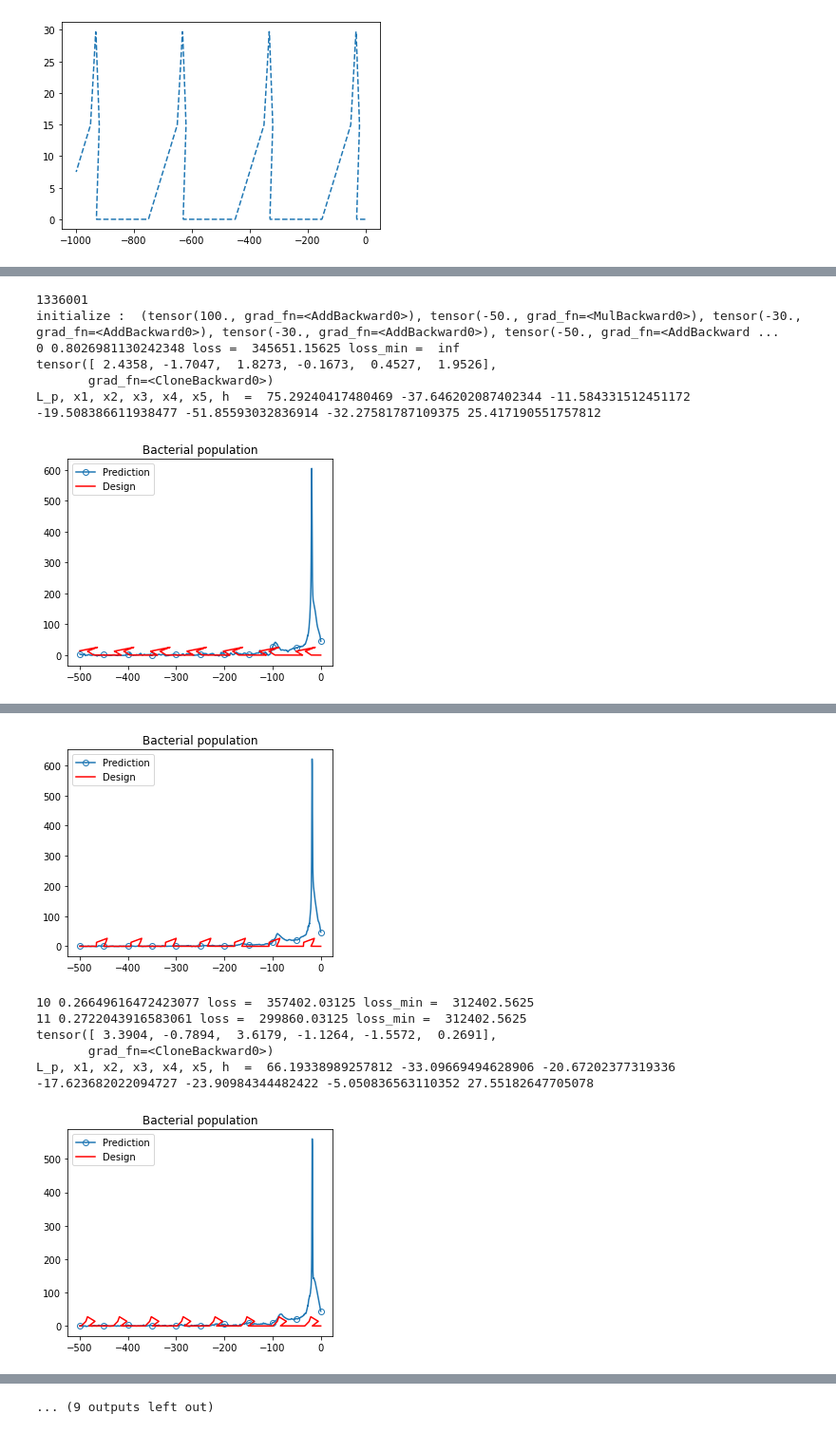
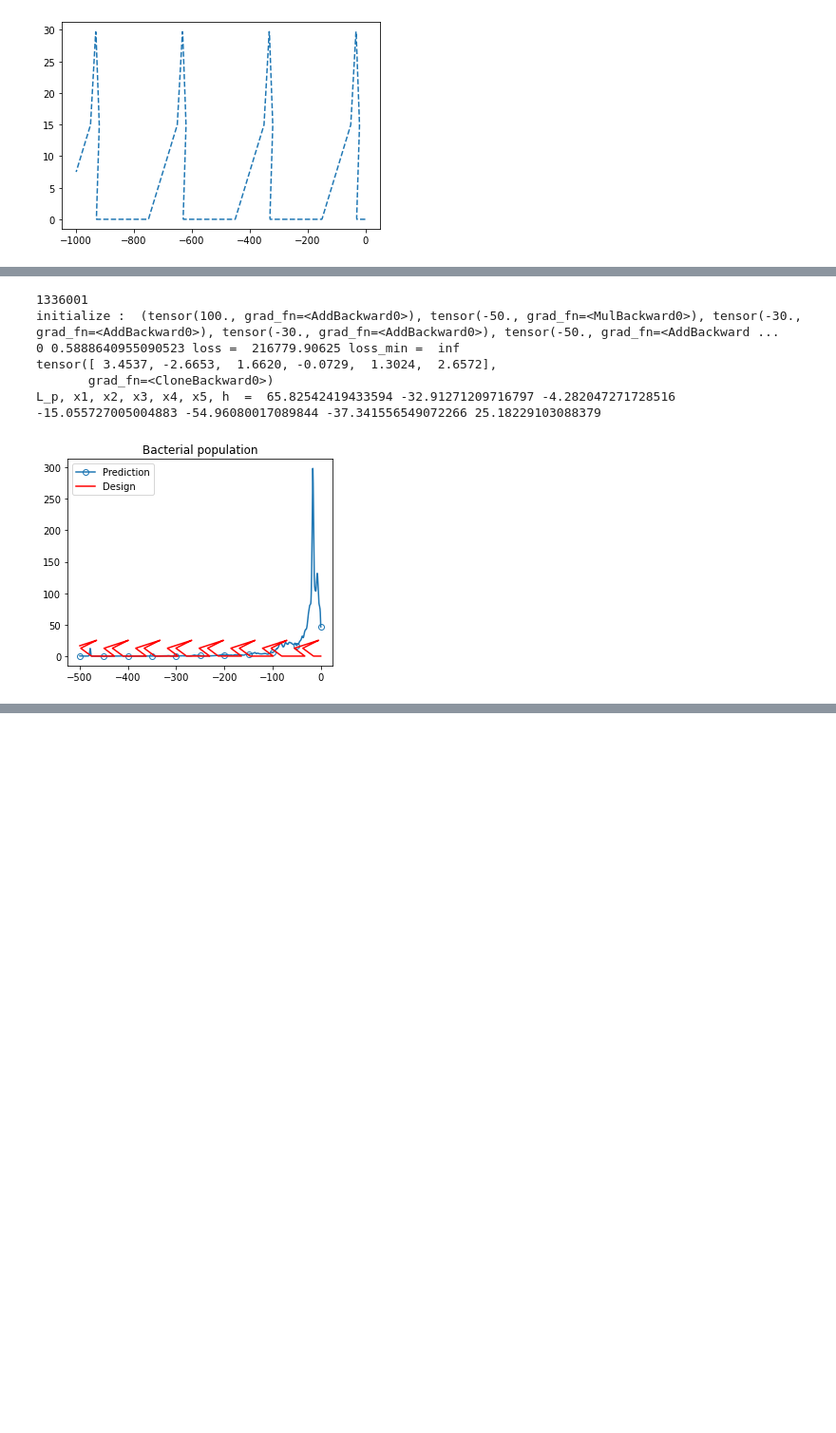
Before and after one commit to zongyi-li/Geo-FNO-catheter, a Jupyter notebook: data_design_length_extrap.ipynb, the cells around one changed output, grey strips where cells are left out. Shown: that part at 95% size. Saved outputs shown, nothing was run; the diff lists cells and outputs as text; code cells hidden in the pictures; blank space fills up the shorter version.

```diff
--- a/data_design_length_extrap.ipynb
+++ b/data_design_length_extrap.ipynb
@@ -333,9 +184,6 @@ theta0 =    inv_transfer(L_p, x2, x3, x4, x5, h)
 theta = torch.tensor(theta0.astype(np.float32) , requires_grad=True)
 print("initialize : ", transfer(theta))
 
-optimizer = Adam([theta], lr=learning_rate)
-scheduler = torch.optim.lr_scheduler.StepLR(optimizer, step_size=step_size, gamma=gamma)
-
 L_x = 500
 N_s = 2001
 xx_mask = (torch.linspace(1.0, 0, N_s) * (-L_x)).to(device)
@@ -355,7 +203,7 @@ for ep in range(epochs):
         x, XC, YC = catheter_mesh_1d_total_length(L_x, L_p, x2, x3, x4, x5, h, N_s)
 
         optimizer.zero_grad()
-        out = model(x).squeeze()
+        out = torch.exp(model(x).squeeze())
         loss = -torch.sum(torch.matmul(out, xx_mask))* L_x/N_s
         loss.backward()
 
@@ -371,7 +219,7 @@ for ep in range(epochs):
         L_p, x1, x2, x3, x4, x5, h = transfer(theta)
         x, XC, YC = catheter_mesh_1d_total_length(L_x, L_p, x2, x3, x4, x5, h, N_s)
 
-        out = model(x).squeeze()
+        out = torch.exp(model(x).squeeze())
         loss = -torch.sum(torch.matmul(out, xx_mask))* L_x/N_s
         print(ep, t2 - t1,  "loss = ", loss.item(), "loss_min = ", loss_min.item(),)
 
@@ -569,9 +405,6 @@ theta0 =    inv_transfer(L_p, x2, x3, x4, x5, h)
 theta = torch.tensor(theta0.astype(np.float32) , requires_grad=True)
 print("initialize : ", transfer(theta))
 
-optimizer = Adam([theta], lr=learning_rate)
-scheduler = torch.optim.lr_scheduler.StepLR(optimizer, step_size=step_size, gamma=gamma)
-
 L_x = 500
 N_s = 2001
 xx_mask = (torch.linspace(1.0, 0, N_s) * (-L_x)).to(device)
@@ -591,7 +424,7 @@ for ep in range(epochs):
         x, XC, YC = catheter_mesh_1d_total_length(L_x, L_p, x2, x3, x4, x5, h, N_s)
 
         optimizer.zero_grad()
-        out = model(x).squeeze()
+        out = torch.exp(model(x).squeeze())
         loss = -torch.sum(torch.matmul(out, xx_mask))* L_x/N_s
         loss.backward()
 
@@ -606,35 +439,35 @@ for ep in range(epochs):
 
         L_p, x1, x2, x3, x4, x5, h = transfer(theta)
         x, XC, YC = catheter_mesh_1d_total_length(L_x, L_p, x2, x3, x4, x5, h, N_s)
 
-        out = model(x).squeeze()
+        torch.exp(model(x).squeeze())
         loss = -torch.sum(torch.matmul(out, xx_mask))* L_x/N_s
         print(ep, t2 - t1,  "loss = ", loss.item(), "loss_min = ", loss_min.item(),)
 
 
         if loss < loss_min:
 
             theta_min = torch.clone(theta)
             loss_min = loss
             print(theta_min)
             mesh = x.detach().cpu().numpy()
             print("L_p, x1, x2, x3, x4, x5, h  = ", L_p.item(), x1.item(), x2.item(), x3.item(), x4.item(), x5.item(), h.item())
 
 
             plt.figure(figsize=(5,4))
             plt.title("Bacterial population")
             plt.plot(xx_mask.detach().cpu().numpy(), out.detach().cpu().numpy().T, "-o", fillstyle='none', markevery=len(xx_mask)//10, label="Prediction")
             plt.plot(mesh[0, :, 0], mesh[0, :, 1], color="r", label="Design")
 
             plt.legend()
             plt.show()
 
         theta = theta_min + torch.normal(mean=0.0, std=torch.ones(len(theta)))
 # %% [output]
 1336001
 initialize :  (tensor(100., grad_fn=<AddBackward0>), tensor(-50., grad_fn=<MulBackward0>), tensor(-30., grad_fn=<AddBackward0>), tensor(-30., grad_fn=<AddBackward0>), tensor(-50., grad_fn=<AddBackward ...
-0 0.8026981130242348 loss =  345651.15625 loss_min =  inf
-tensor([ 2.4358, -1.7047,  1.8273, -0.1673,  0.4527,  1.9526],
+0 0.5888640955090523 loss =  216779.90625 loss_min =  inf
+tensor([ 3.4537, -2.6653,  1.6620, -0.0729,  1.3024,  2.6572],
        grad_fn=<CloneBackward0>)
-L_p, x1, x2, x3, x4, x5, h  =  75.29240417480469 -37.646202087402344 -11.584331512451172 -19.508386611938477 -51.85593032836914 -32.27581787109375 25.417190551757812
+L_p, x1, x2, x3, x4, x5, h  =  65.82542419433594 -32.91271209716797 -4.282047271728516 -15.055727005004883 -54.96080017089844 -37.341556549072266 25.18229103088379
-[figure, old version]
+[figure, new version]
@@ -653,7 +490,0 @@ L_p, x1, x2, x3, x4, x5, h  =  71.65869140625 -35.829345703125 -13.1883964538574
-[figure, removed]
-10 0.26649616472423077 loss =  357402.03125 loss_min =  312402.5625
-11 0.2722043916583061 loss =  299860.03125 loss_min =  312402.5625
-tensor([ 3.3904, -0.7894,  3.6179, -1.1264, -1.5572,  0.2691],
-       grad_fn=<CloneBackward0>)
-L_p, x1, x2, x3, x4, x5, h  =  66.19338989257812 -33.09669494628906 -20.67202377319336 -17.623682022094727 -23.90984344482422 -5.050836563110352 27.55182647705078
-[figure, removed]
@@ -697 +490,0 @@ L_p, x1, x2, x3, x4, x5, h  =  60.11082458496094 -30.05541229248047 -29.05444335
-... (9 outputs left out)
```
Also changed, not shown: parts of 3 cells of this notebook, 4 other files.
